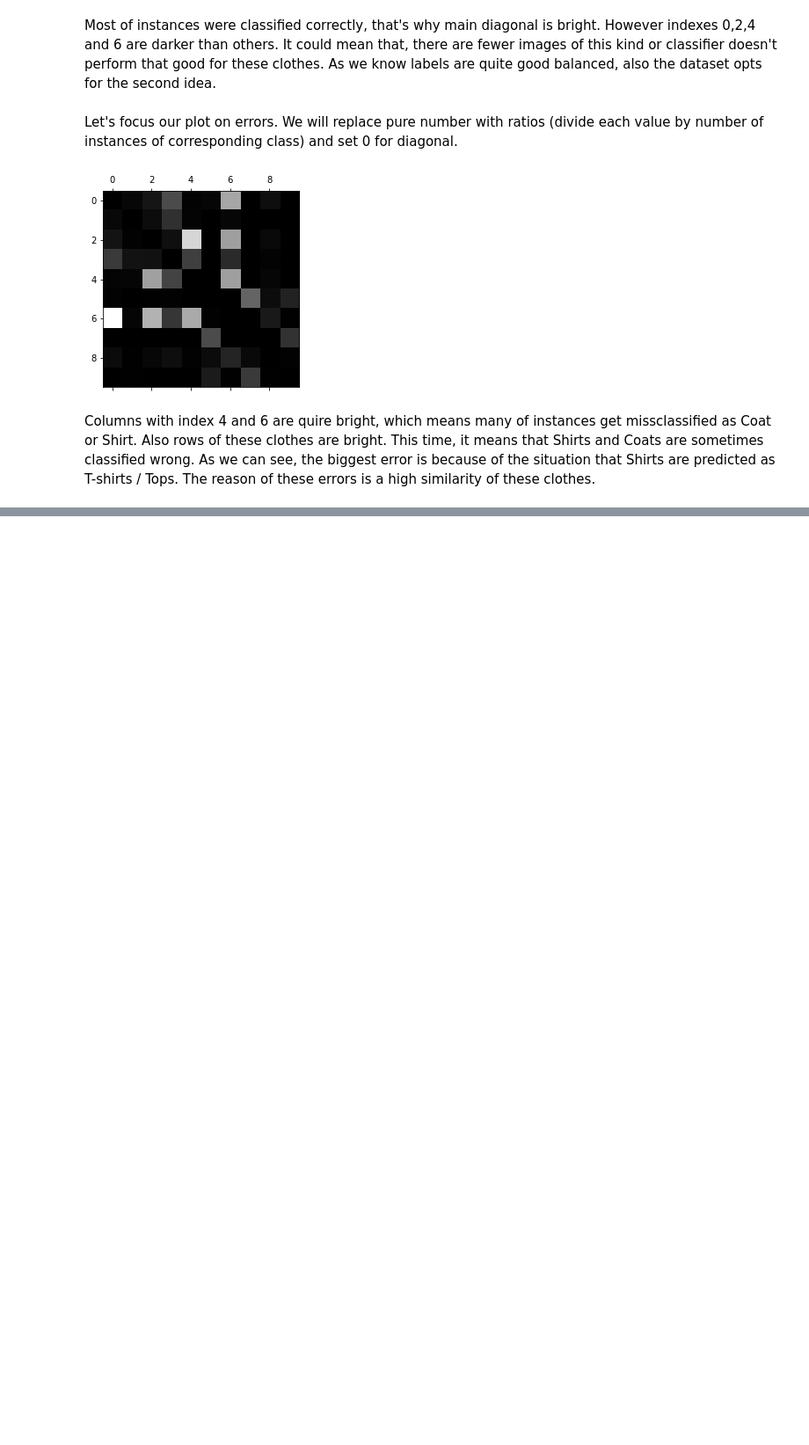
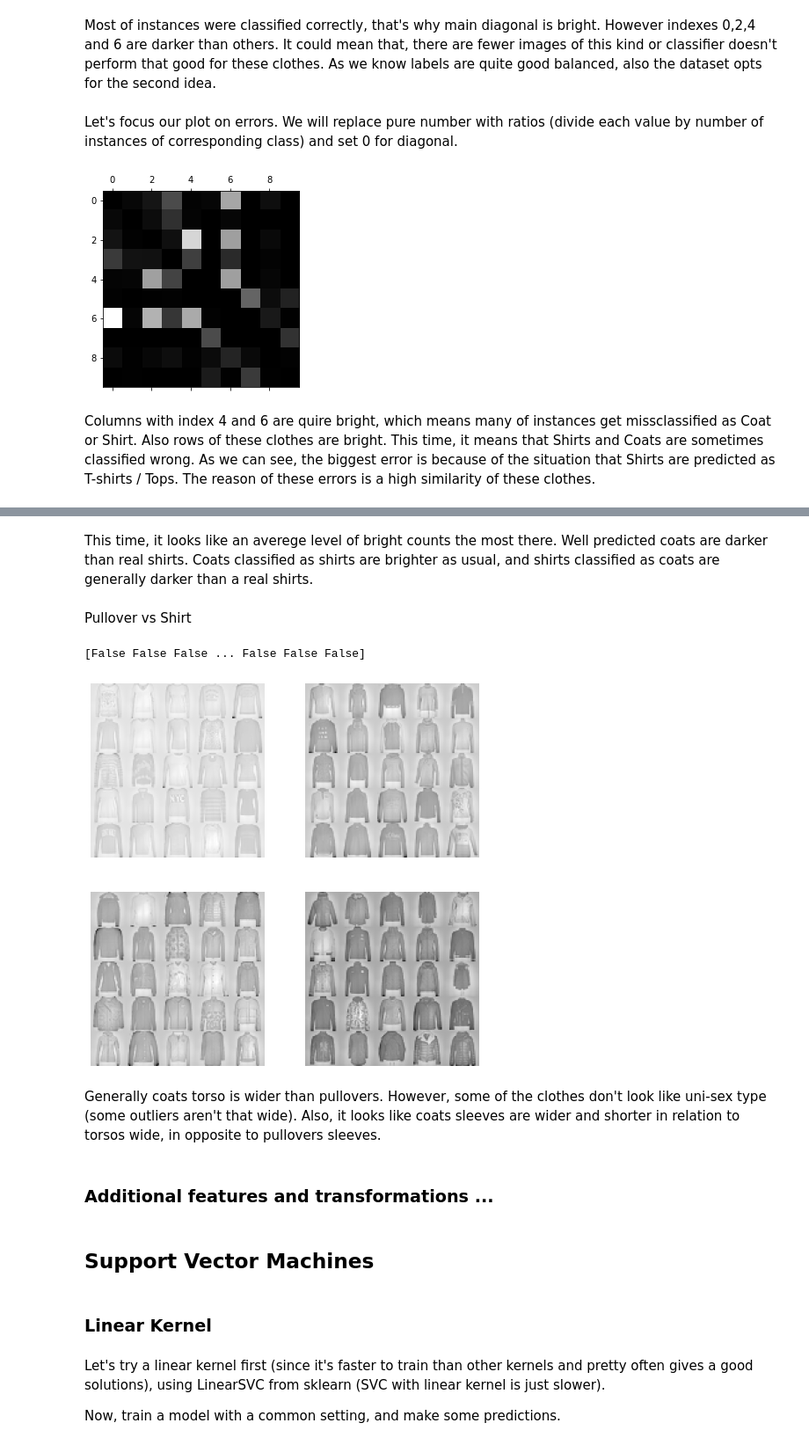
Before and after one commit to ArkadiuszSlowik/fashion-classification, a Jupyter notebook: fashion_classification.ipynb, the cells around one changed output, grey strips where cells are left out. Shown at 88% size. Saved outputs shown, nothing was run; the diff lists cells and outputs as text; code cells hidden in the pictures; blank space fills up the shorter version.

```diff
--- a/fashion_classification.ipynb
+++ b/fashion_classification.ipynb
@@ -392,0 +469,33 @@ Let's start by displaying  1vs1 using imshow...
+# %% [markdown]
+This time, it looks like an averege level of bright counts the most there. Well predicted coats are darker than real shirts. Coats classified as shirts are brighter as usual, and shirts classified as coats are generally darker than a real shirts.
+# %% [markdown]
+Pullover vs Shirt
+# %%
+cl_a, cl_b = 2, 4
+X_aa = X_[(y_ == cl_a) & (y_pred == cl_a)]
+X_ab = X_[(y_ == cl_a) & (y_pred == cl_b)]
+X_ba = X_[(y_ == cl_b) & (y_pred == cl_a)]
+X_bb = X_[(y_ == cl_b) & (y_pred == cl_b)]
+plt.figure(figsize=(8,8))
+print((y_ == cl_a))
+plt.subplot(221); plot_image_class(X_aa[:25], images_per_row=5, im_height=28, im_width=28)
+plt.subplot(222); plot_image_class(X_ab[:25], images_per_row=5, im_height=28, im_width=28)
+plt.subplot(223); plot_image_class(X_ba[:25], images_per_row=5, im_height=28, im_width=28)
+plt.subplot(224); plot_image_class(X_bb[:25], images_per_row=5, im_height=28, im_width=28)
+plt.savefig(fname='plots/PulloverVSCoat')
+plt.show()
+# %% [output]
+[False False False ... False False False]
+[figure, added]
+# %% [markdown]
+Generally coats torso is wider than pullovers. However, some of the clothes don't look like uni-sex type (some outliers aren't that wide). Also, it looks like coats sleeves are wider and shorter in relation to torsos wide, in opposite to pullovers sleeves.
+# %% [markdown]
+###  Additional features and transformations ...
+# %% [markdown]
+<h2> Support Vector Machines </h2>
+# %% [markdown]
+<h3> Linear Kernel </h3>
+# %% [markdown]
+Let's try a linear kernel first (since it's faster to train than other kernels and pretty often gives a good solutions), using LinearSVC from sklearn (SVC with linear kernel is just slower).
+
+Now, train a model with a common setting, and make some predictions.
```
Also changed, not shown: parts of 104 cells of this notebook, 8 other files.
